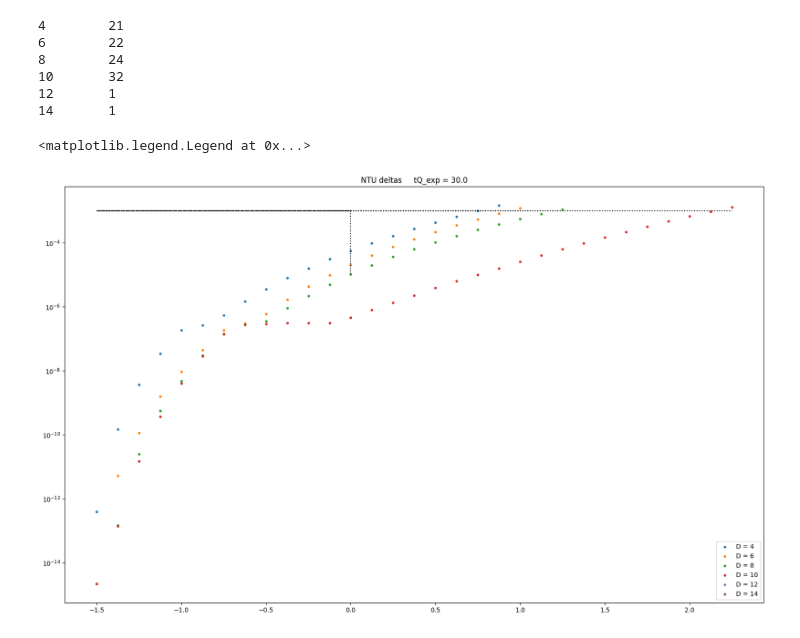
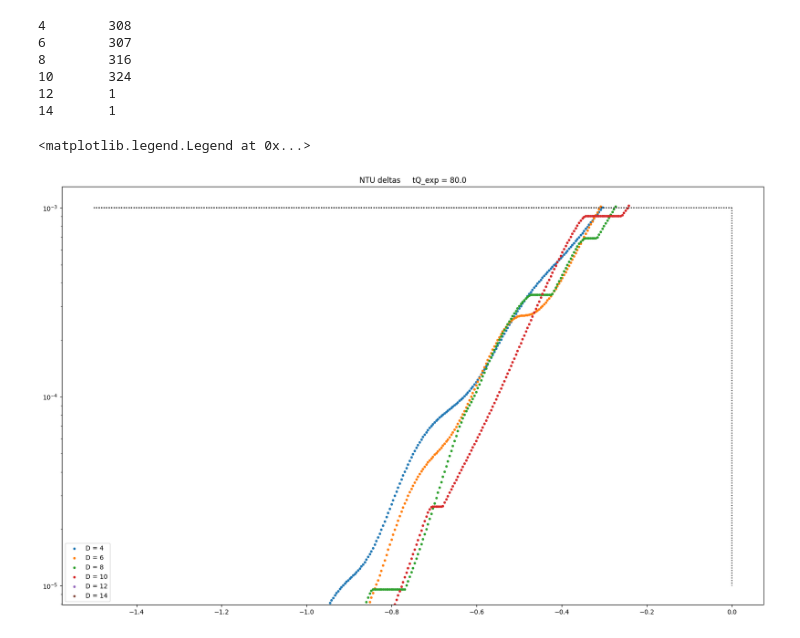
Before and after one commit to BalcarKMPL/TensorNetworks, a Jupyter notebook: ramp anal.ipynb, the cells around one changed output. Drawn from its saved outputs; the diff is of its cells as text; code cells hidden in the pictures.

```diff
--- a/ramp anal.ipynb
+++ b/ramp anal.ipynb
@@ -7,33 +7,33 @@ import CTMRG_better_4 as CTM
 from numpy.linalg import norm, svd
 plt.rcParams['figure.figsize'] = [20,12]
 # %%
-k=30.0
+k=80.0
 fig, ax = plt.subplots()
 for D in [4,6,8,10,12,14]:
     dir = './BH-cubicramp_3_' + str(D) + '_' + str(k) + '_0.1'
     ts, deltas = [], []
     try: SPECS = dict(np.load(dir + '/SPECS.npz'))
     except: continue
     for n in range(1000000000):
         try: PEPS = dict(np.load(dir + '/PEPS_{:05d}.npz'.format(n)))
         except: break
         tQ = 0.1 * 2**(k/10)
         ts.append(PEPS['t']/tQ)
         deltas.append(PEPS['NTUdelta']/0.1)
     print(D,"\t",n)
     ax.set_title('NTU deltas     tQ_exp = ' + str(k))
     ax.set_yscale('log')
     ax.scatter(ts,deltas,label="D = " + str(D),marker='.')
     ax.plot(ts,[1e-3]*len(ts),color='k',ls=':')
 ax.plot([0,0],[1e-3,1e-5],color='k',ls=':')
 ax.legend()
 # %% [output]
-4        21
-6        22
-8        24
-10       32
+4        308
+6        307
+8        316
+10       324
 12       1
 14       1
 <matplotlib.legend.Legend at 0x...>
-[figure, old version]
+[figure, new version]
 # %%
```
Also changed, not shown: parts of 1 cell of this notebook, 10 other files.
